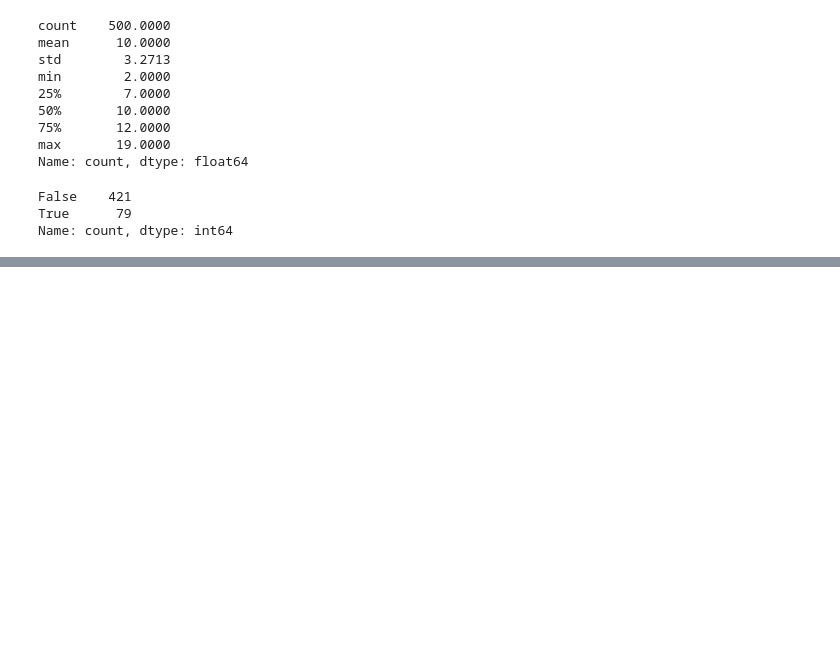
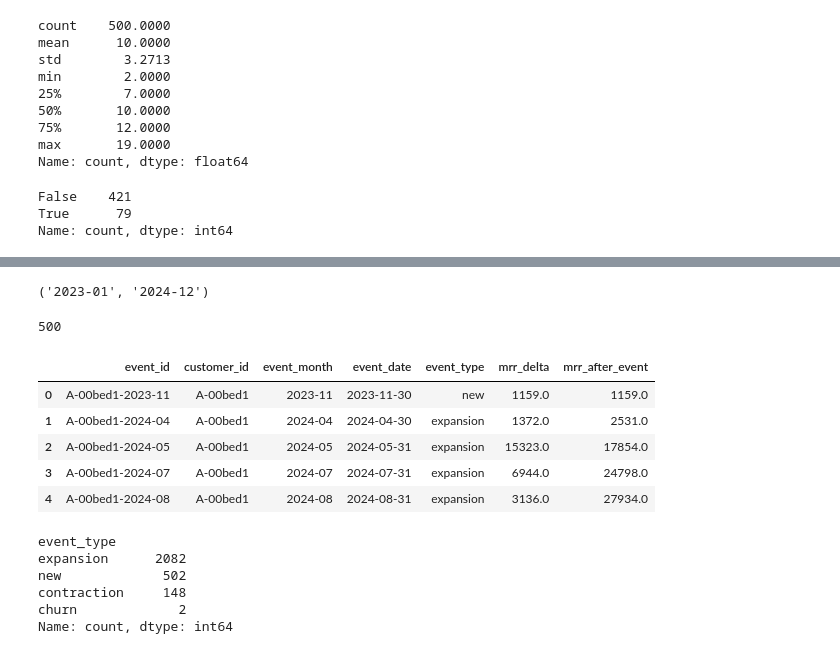
Before and after one commit to umarmk/financial-analyst-copilot, a Jupyter notebook: notebooks/01_eda_raw_data.ipynb, the cells around one changed output, grey strips where cells are left out. Saved outputs shown, nothing was run; the diff lists cells and outputs as text; code cells hidden in the pictures; blank space fills up the shorter version.

```diff
--- a/notebooks/01_eda_raw_data.ipynb
+++ b/notebooks/01_eda_raw_data.ipynb
@@ -270,0 +287,33 @@ customers_df.head()
+# %%
+month_mrr_df["month"].min(), month_mrr_df["month"].max()
+# %% [output]
+('2023-01', '2024-12')
+# %%
+month_mrr_df["customer_id"].nunique()
+# %% [output]
+500
+# %%
+# Path for revenue_events
+
+revenue_events_path = project_root / "data" / "processed" / "revenue_events.csv"
+# %%
+# Check
+
+events_df = pd.read_csv(revenue_events_path, parse_dates=["event_date"])
+events_df.head()
+# %% [output]
+|  | event_id | customer_id | event_month | event_date | event_type | mrr_delta | mrr_after_event |
+| 0 | A-00bed1-2023-11 | A-00bed1 | 2023-11 | 2023-11-30 | new | 1159.0 | 1159.0 |
+| 1 | A-00bed1-2024-04 | A-00bed1 | 2024-04 | 2024-04-30 | expansion | 1372.0 | 2531.0 |
+| 2 | A-00bed1-2024-05 | A-00bed1 | 2024-05 | 2024-05-31 | expansion | 15323.0 | 17854.0 |
+| 3 | A-00bed1-2024-07 | A-00bed1 | 2024-07 | 2024-07-31 | expansion | 6944.0 | 24798.0 |
+| 4 | A-00bed1-2024-08 | A-00bed1 | 2024-08 | 2024-08-31 | expansion | 3136.0 | 27934.0 |
+# %%
+events_df["event_type"].value_counts()
+# %% [output]
+event_type
+expansion      2082
+new             502
+contraction     148
+churn             2
+Name: count, dtype: int64
```
Also changed, not shown: parts of 5 cells of this notebook, 8 other files.
